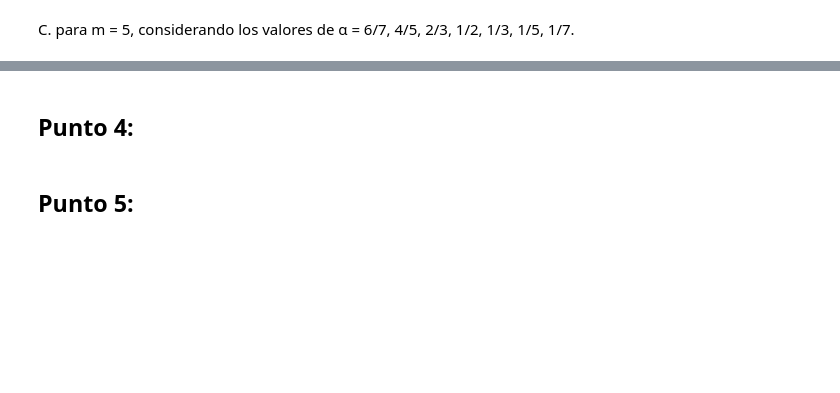
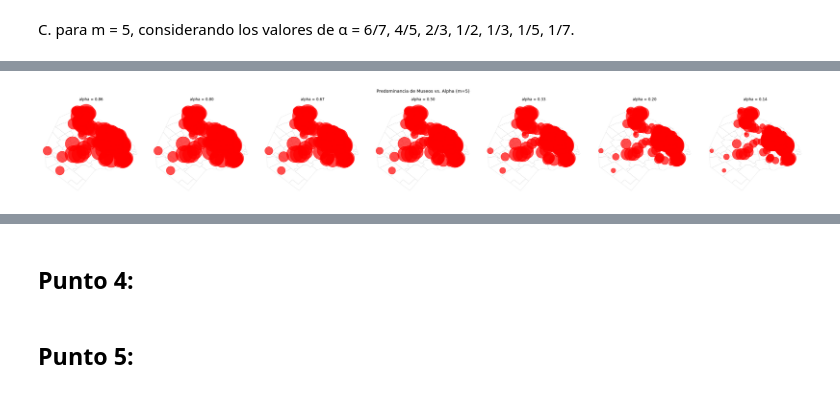
Before and after one commit to CayllahuaPedro/TP-ALC, a Jupyter notebook: TP1_template.ipynb, the cells around one changed output, grey strips where cells are left out. Saved outputs shown, nothing was run; the diff lists cells and outputs as text; code cells hidden in the pictures; blank space fills up the shorter version.

```diff
--- a/TP1_template.ipynb
+++ b/TP1_template.ipynb
@@ -323,0 +439,73 @@ for M in M_cases:
+# %%
+import matplotlib.pyplot as plt
+import numpy as np
+import networkx as nx
+# Asegúrate de importar geopandas y tus funciones
+# import geopandas as gpd
+import template_funciones as tf
+
+# --- Configuración ---
+m_fijo_para_alpha = 5 # Elige un valor representativo para m
+alphas_a_probar = [6/7, 4/5, 2/3, 1/2, 1/3, 1/5, 1/7] # Elige los alphas a visualizar
+num_alphas = len(alphas_a_probar)
+
+# Asegúrate que D, museos, barrios estén definidos
+# D = ...
+# museos = ... (Debe tener 'geometry' y el índice alineado con A/ranking)
+# barrios = ... (Debe tener 'geometry')
+
+# Calcula A una sola vez
+print(f"Calculando A para m = {m_fijo_para_alpha}...")
+A_para_alpha = tf.construye_adyacencia(D, m_fijo_para_alpha)
+
+# Calcula posiciones una sola vez
+pos_museos = {i: (row['geometry'].x, row['geometry'].y) for i, row in museos.iterrows()}
+G_para_alpha = nx.from_numpy_array(A_para_alpha) # Grafo es el mismo, sólo cambia el rank
+
+# --- Generar Gráficos ---
+fig_a, axes_a = plt.subplots(nrows=1, ncols=num_alphas, figsize=(5 * num_alphas, 5), sharex=True, sharey=True)
+# Si sólo es un alpha, axes_a no será un array, ajústalo:
+if num_alphas == 1:
+    axes_a = [axes_a]
+
+print("Generando gráficos para distintos alpha...")
+for i, alpha_val in enumerate(alphas_a_probar):
+    ax = axes_a[i]
+    print(f"  Calculando PageRank para alpha = {alpha_val:.2f}")
+    try:
+        # Asegúrate que tu función se llame calcula_pagerank y acepte A, alpha
+        ranking = tf.calcula_pagerank(A_para_alpha, alpha_val)
+
+        # Escala de tamaño (ajusta el multiplicador 10000 si es necesario)
+        # Normalizar puede ser mejor para comparar visualmente:
+        min_r, max_r = np.min(ranking), np.max(ranking)
+        if max_r > min_r:
+             norm_ranking = (ranking - min_r) / (max_r - min_r)
+        else:
+             norm_ranking = np.ones_like(ranking) * 0.5 # Si todos son iguales
+        node_sizes = norm_ranking * 5000 # Tamaño basado en rank normalizado (0-1) * factor
+
+        # Dibujar
+        barrios.boundary.plot(color='lightgray', ax=ax, linewidth=0.5)
+        nx.draw_networkx_nodes(G_para_alpha, pos_museos, ax=ax, node_size=node_sizes,
+                               node_color='red', alpha=0.7)
+        # Opcional: dibujar ejes muy sutilmente si ayuda
+        # nx.draw_networkx_edges(G_para_alpha, pos_museos, ax=ax, alpha=0.05, edge_color='gray', width=0.5)
+
+        ax.set_title(f'alpha = {alpha_val:.2f}')
+        ax.set_aspect('equal', adjustable='box')
+        ax.tick_params(axis='both', which='both', bottom=False, top=False, left=False, right=False,
+                       labelbottom=False, labelleft=False) # Ocultar ticks y etiquetas
+        ax.spines['top'].set_visible(False)
+        ax.spines['right'].set_visible(False)
+        ax.spines['bottom'].set_visible(False)
+        ax.spines['left'].set_visible(False)
+
+    except Exception as e:
+        print(f"  Error graficando para alpha = {alpha_val:.2f}: {e}")
+        ax.set_title(f'alpha = {alpha_val:.2f}\nError')
+
+fig_a.suptitle(f'Predominancia de Museos vs. Alpha (m={m_fijo_para_alpha})', fontsize=14)
+plt.tight_layout(rect=[0, 0, 1, 0.96]) # Ajustar para el supertítulo
+plt.show()
+# %% [output]
@@ -323,0 +528 @@ for M in M_cases:
+[figure, added]
```
Also changed, not shown: parts of 28 cells of this notebook, 3 other files.
